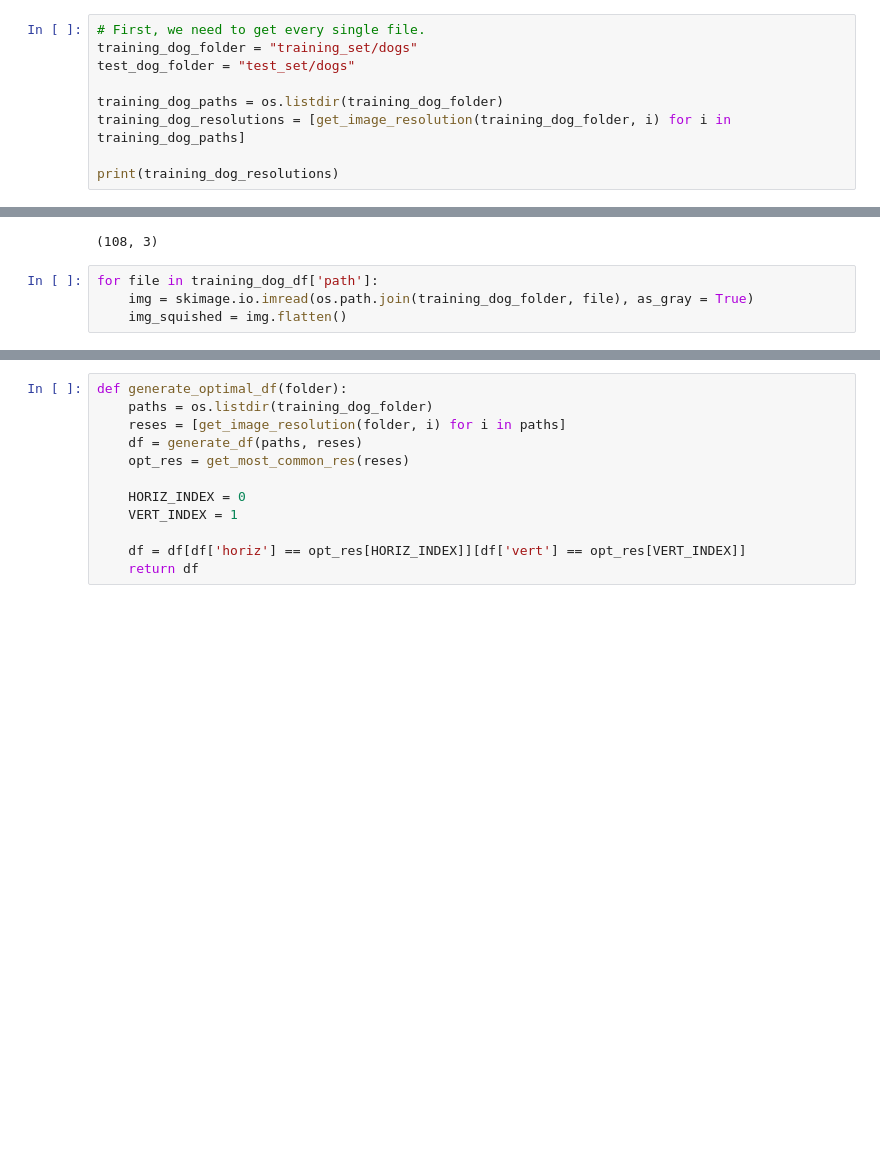
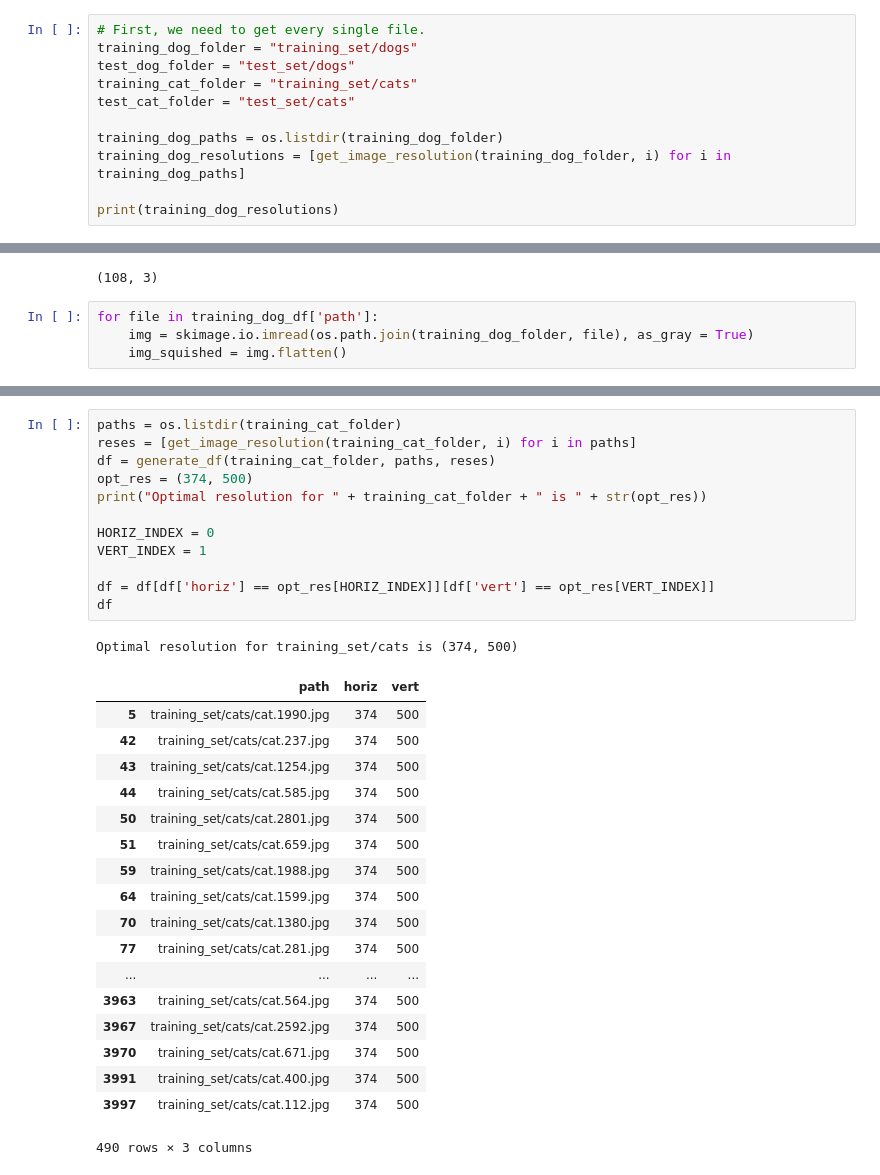
Before and after one commit to andy64734/all-might, a Jupyter notebook: Mopsy and Mocha.ipynb, the cells around one changed output, grey strips where cells are left out. Saved outputs shown, nothing was run; the diff lists cells and outputs as text; blank space fills up the shorter version.

```diff
--- a/Mopsy and Mocha.ipynb
+++ b/Mopsy and Mocha.ipynb
@@ -27,6 +27,8 @@ As a proof of concept to show that pictures could be read, all training dog pict
 # First, we need to get every single file.
 training_dog_folder = "training_set/dogs"
 test_dog_folder = "test_set/dogs"
+training_cat_folder = "training_set/cats"
+test_cat_folder = "test_set/cats"
 
 training_dog_paths = os.listdir(training_dog_folder)
 training_dog_resolutions = [get_image_resolution(training_dog_folder, i) for i in training_dog_paths]
@@ -176,12 +198,32 @@ for file in training_dog_df['path']:
 # %%
-def generate_optimal_df(folder):
-    paths = os.listdir(training_dog_folder)
-    reses = [get_image_resolution(folder, i) for i in paths]
-    df = generate_df(paths, reses)
-    opt_res = get_most_common_res(reses)
+paths = os.listdir(training_cat_folder)
+reses = [get_image_resolution(training_cat_folder, i) for i in paths]
+df = generate_df(training_cat_folder, paths, reses)
+opt_res = (374, 500)
+print("Optimal resolution for " + training_cat_folder + " is " + str(opt_res))
 
-    HORIZ_INDEX = 0
-    VERT_INDEX = 1
+HORIZ_INDEX = 0
+VERT_INDEX = 1
 
-    df = df[df['horiz'] == opt_res[HORIZ_INDEX]][df['vert'] == opt_res[VERT_INDEX]]
-    return df
+df = df[df['horiz'] == opt_res[HORIZ_INDEX]][df['vert'] == opt_res[VERT_INDEX]]
+df
+# %% [output]
+Optimal resolution for training_set/cats is (374, 500)
+|  | path | horiz | vert |
+| 5 | training_set/cats/cat.1990.jpg | 374 | 500 |
+| 42 | training_set/cats/cat.237.jpg | 374 | 500 |
+| 43 | training_set/cats/cat.1254.jpg | 374 | 500 |
+| 44 | training_set/cats/cat.585.jpg | 374 | 500 |
+| 50 | training_set/cats/cat.2801.jpg | 374 | 500 |
+| 51 | training_set/cats/cat.659.jpg | 374 | 500 |
+| 59 | training_set/cats/cat.1988.jpg | 374 | 500 |
+| 64 | training_set/cats/cat.1599.jpg | 374 | 500 |
+| 70 | training_set/cats/cat.1380.jpg | 374 | 500 |
+| 77 | training_set/cats/cat.281.jpg | 374 | 500 |
+| ... | ... | ... | ... |
+| 3963 | training_set/cats/cat.564.jpg | 374 | 500 |
+| 3967 | training_set/cats/cat.2592.jpg | 374 | 500 |
+| 3970 | training_set/cats/cat.671.jpg | 374 | 500 |
+| 3991 | training_set/cats/cat.400.jpg | 374 | 500 |
+| 3997 | training_set/cats/cat.112.jpg | 374 | 500 |
+490 rows × 3 columns
```
Also changed, not shown: parts of 20 cells of this notebook.
